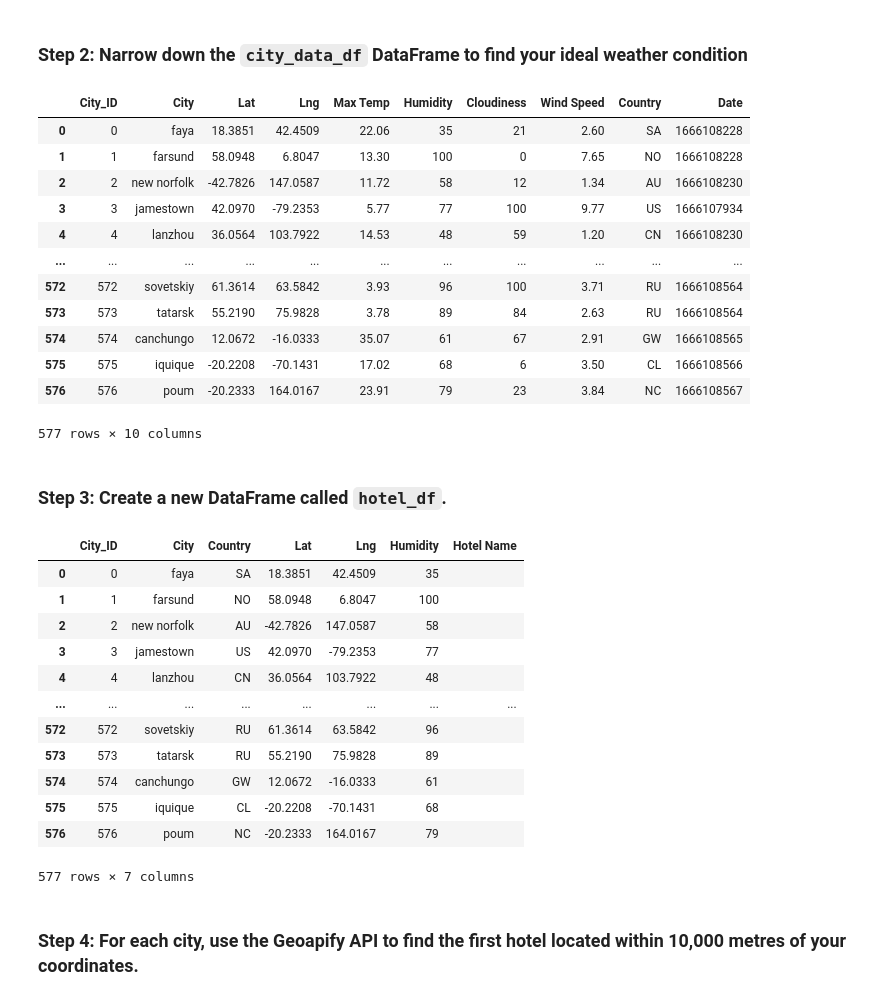
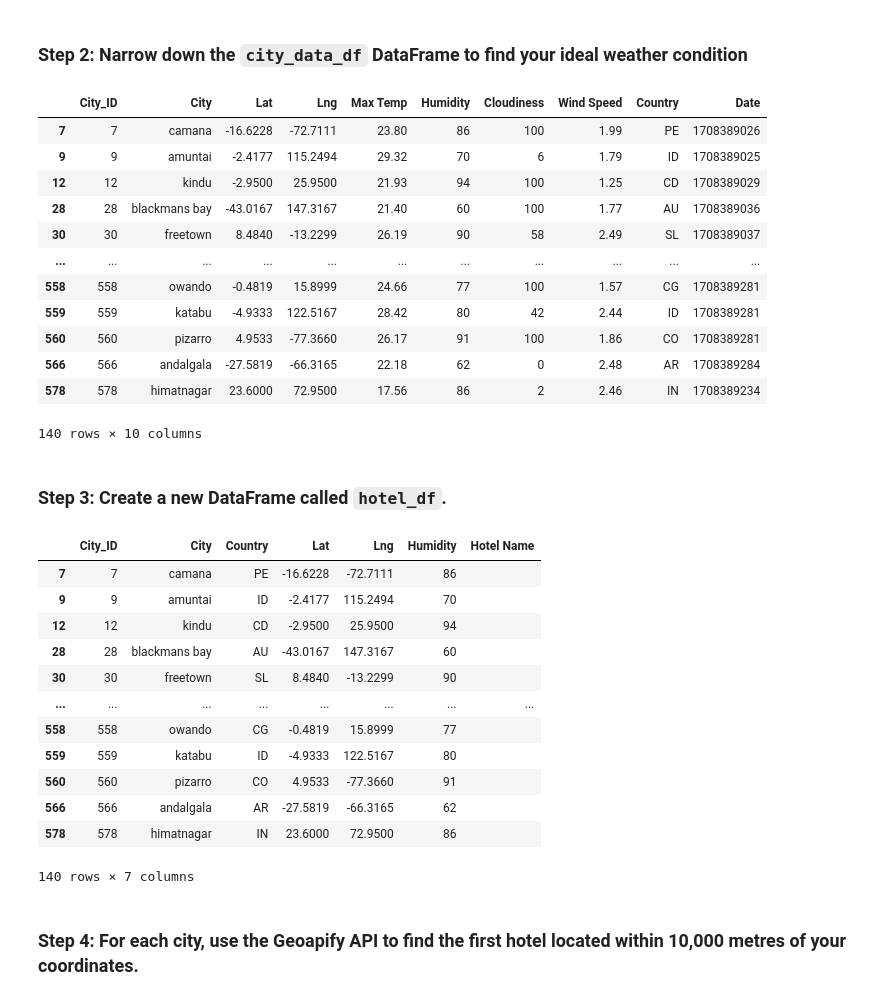
Before and after one commit to Abhidnya05/python-api-challenge, a Jupyter notebook: Vacation.ipynb, the cells around one changed output. Cells and saved outputs as stored; diff of their text form; code cells hidden in the pictures.

```diff
--- a/Vacation.ipynb
+++ b/Vacation.ipynb
@@ -28,7 +28,7 @@ from matplotlib.ticker import FuncFormatter
 from matplotlib.dates import DateFormatter, MonthLocator
 # %%
 # Load the CSV file created in Part 1 into a Pandas DataFrame
-csv_file = Path("cities.csv")
+csv_file = Path("Output/cities.csv")
 city_data_df = pd.read_csv(csv_file)
 
 # Display sample data
@@ -76,41 +74,34 @@ m3
 ### Step 2: Narrow down the `city_data_df` DataFrame to find your ideal weather condition
 # %%
 # Narrow down cities that fit criteria and drop any results with null values
-# YOUR CODE HERE
-
-#city_data_df = city_data_df[(city_data_df['Max Temp'] > 15) & (city_data_df['Max Temp'] < 45) & (city_data_df['Wind Speed'] < 2.5)]
+city_data_df = city_data_df[(city_data_df['Max Temp'] > 15) & (city_data_df['Max Temp'] < 35) & (city_data_df['Wind Speed'] < 2.5)]
 
 # Drop any rows with null values
-# YOUR CODE HERE
 city_data_df.dropna()
 
 # Display sample data
-# YOUR CODE HERE
 city_data_df
 # %% [output]
 |  | City_ID | City | Lat | Lng | Max Temp | Humidity | Cloudiness | Wind Speed | Country | Date |
-| 0 | 0 | faya | 18.3851 | 42.4509 | 22.06 | 35 | 21 | 2.60 | SA | 1666108228 |
-| 1 | 1 | farsund | 58.0948 | 6.8047 | 13.30 | 100 | 0 | 7.65 | NO | 1666108228 |
-| 2 | 2 | new norfolk | -42.7826 | 147.0587 | 11.72 | 58 | 12 | 1.34 | AU | 1666108230 |
-| 3 | 3 | jamestown | 42.0970 | -79.2353 | 5.77 | 77 | 100 | 9.77 | US | 1666107934 |
-| 4 | 4 | lanzhou | 36.0564 | 103.7922 | 14.53 | 48 | 59 | 1.20 | CN | 1666108230 |
+| 7 | 7 | camana | -16.6228 | -72.7111 | 23.80 | 86 | 100 | 1.99 | PE | 1708389026 |
+| 9 | 9 | amuntai | -2.4177 | 115.2494 | 29.32 | 70 | 6 | 1.79 | ID | 1708389025 |
+| 12 | 12 | kindu | -2.9500 | 25.9500 | 21.93 | 94 | 100 | 1.25 | CD | 1708389029 |
+| 28 | 28 | blackmans bay | -43.0167 | 147.3167 | 21.40 | 60 | 100 | 1.77 | AU | 1708389036 |
+| 30 | 30 | freetown | 8.4840 | -13.2299 | 26.19 | 90 | 58 | 2.49 | SL | 1708389037 |
 | ... | ... | ... | ... | ... | ... | ... | ... | ... | ... | ... |
-| 572 | 572 | sovetskiy | 61.3614 | 63.5842 | 3.93 | 96 | 100 | 3.71 | RU | 1666108564 |
-| 573 | 573 | tatarsk | 55.2190 | 75.9828 | 3.78 | 89 | 84 | 2.63 | RU | 1666108564 |
-| 574 | 574 | canchungo | 12.0672 | -16.0333 | 35.07 | 61 | 67 | 2.91 | GW | 1666108565 |
-| 575 | 575 | iquique | -20.2208 | -70.1431 | 17.02 | 68 | 6 | 3.50 | CL | 1666108566 |
-| 576 | 576 | poum | -20.2333 | 164.0167 | 23.91 | 79 | 23 | 3.84 | NC | 1666108567 |
+| 558 | 558 | owando | -0.4819 | 15.8999 | 24.66 | 77 | 100 | 1.57 | CG | 1708389281 |
+| 559 | 559 | katabu | -4.9333 | 122.5167 | 28.42 | 80 | 42 | 2.44 | ID | 1708389281 |
+| 560 | 560 | pizarro | 4.9533 | -77.3660 | 26.17 | 91 | 100 | 1.86 | CO | 1708389281 |
+| 566 | 566 | andalgala | -27.5819 | -66.3165 | 22.18 | 62 | 0 | 2.48 | AR | 1708389284 |
+| 578 | 578 | himatnagar | 23.6000 | 72.9500 | 17.56 | 86 | 2 | 2.46 | IN | 1708389234 |
-577 rows × 10 columns
+140 rows × 10 columns
 # %% [markdown]
 ### Step 3: Create a new DataFrame called `hotel_df`.
 # %%
 # Use the Pandas copy function to create DataFrame called hotel_df to store the city, country, coordinates, and humidity
-# YOUR CODE HERE
+hotel_df =  city_data_df[['City_ID', 'City', 'Country', 'Lat', 'Lng', 'Humidity']].copy()
 
-hotel_df =  city_data_df[['City_ID', 'City', 'Country', 'Lat', 'Lng', 'Humidity']].copy()
 # Add an empty column, "Hotel Name," to the DataFrame so you can store the hotel found using the Geoapify API
-# YOUR CODE HERE
-
 hotel_df['Hotel Name'] = ""
 
 # Display sample data
@@ -118,18 +109,18 @@ hotel_df['Hotel Name'] = ""
 hotel_df
 # %% [output]
 |  | City_ID | City | Country | Lat | Lng | Humidity | Hotel Name |
-| 0 | 0 | faya | SA | 18.3851 | 42.4509 | 35 |  |
-| 1 | 1 | farsund | NO | 58.0948 | 6.8047 | 100 |  |
-| 2 | 2 | new norfolk | AU | -42.7826 | 147.0587 | 58 |  |
-| 3 | 3 | jamestown | US | 42.0970 | -79.2353 | 77 |  |
-| 4 | 4 | lanzhou | CN | 36.0564 | 103.7922 | 48 |  |
+| 7 | 7 | camana | PE | -16.6228 | -72.7111 | 86 |  |
+| 9 | 9 | amuntai | ID | -2.4177 | 115.2494 | 70 |  |
+| 12 | 12 | kindu | CD | -2.9500 | 25.9500 | 94 |  |
+| 28 | 28 | blackmans bay | AU | -43.0167 | 147.3167 | 60 |  |
+| 30 | 30 | freetown | SL | 8.4840 | -13.2299 | 90 |  |
 | ... | ... | ... | ... | ... | ... | ... | ... |
-| 572 | 572 | sovetskiy | RU | 61.3614 | 63.5842 | 96 |  |
-| 573 | 573 | tatarsk | RU | 55.2190 | 75.9828 | 89 |  |
-| 574 | 574 | canchungo | GW | 12.0672 | -16.0333 | 61 |  |
-| 575 | 575 | iquique | CL | -20.2208 | -70.1431 | 68 |  |
-| 576 | 576 | poum | NC | -20.2333 | 164.0167 | 79 |  |
+| 558 | 558 | owando | CG | -0.4819 | 15.8999 | 77 |  |
+| 559 | 559 | katabu | ID | -4.9333 | 122.5167 | 80 |  |
+| 560 | 560 | pizarro | CO | 4.9533 | -77.3660 | 91 |  |
+| 566 | 566 | andalgala | AR | -27.5819 | -66.3165 | 62 |  |
+| 578 | 578 | himatnagar | IN | 23.6000 | 72.9500 | 86 |  |
-577 rows × 7 columns
+140 rows × 7 columns
 # %% [markdown]
 ### Step 4: For each city, use the Geoapify API to find the first hotel located within 10,000 metres of your coordinates.
 # %%
```
Also changed, not shown: parts of 5 cells of this notebook, 16 other files.
